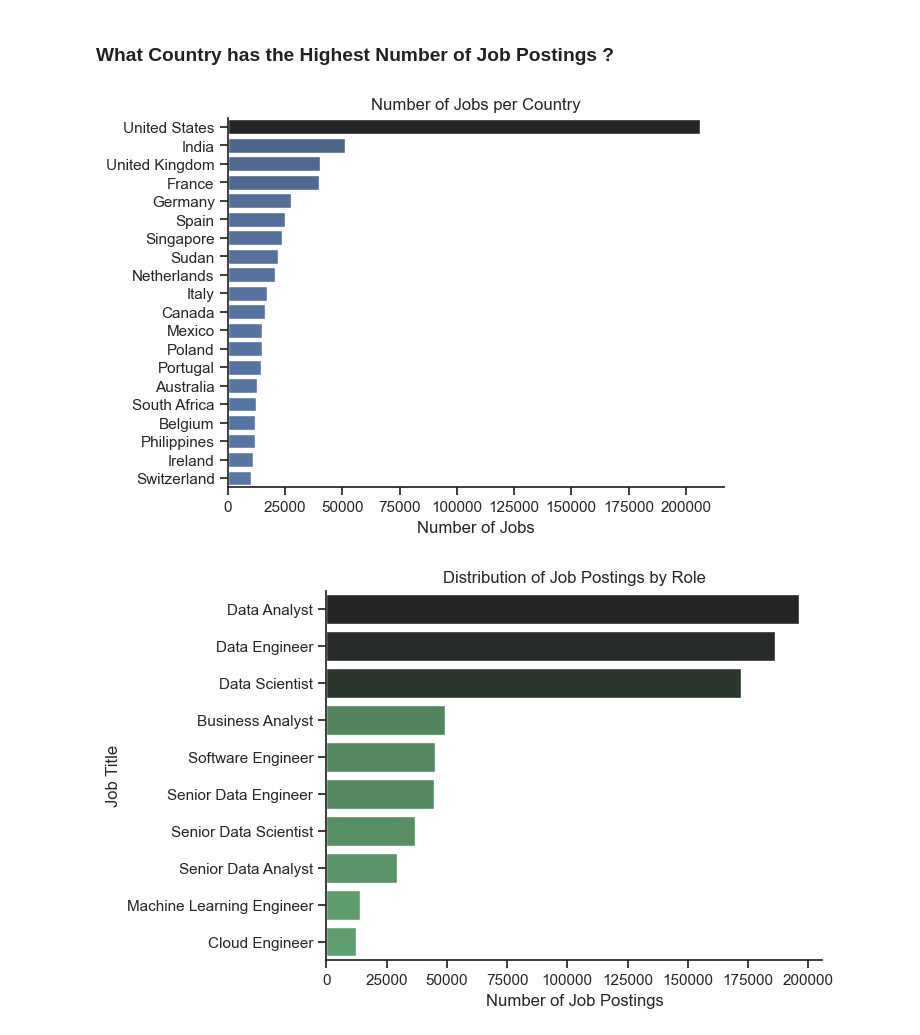
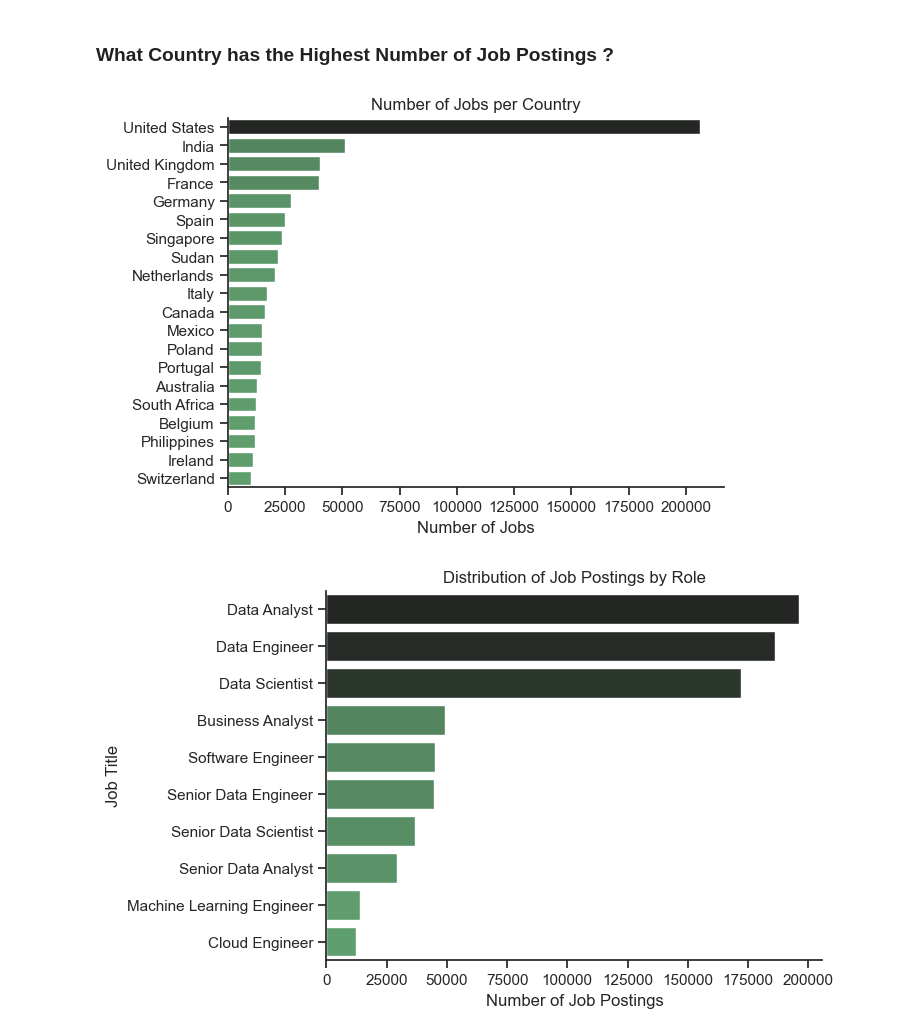
Before and after one commit to elhanang/Python_Data_Project, a Jupyter notebook: 2_Project/1_EDA_Intro.ipynb, the cells around one changed output. Cells and saved outputs as stored; diff of their text form; code cells hidden in the pictures.

```diff
--- a/2_Project/1_EDA_Intro.ipynb
+++ b/2_Project/1_EDA_Intro.ipynb
@@ -23,15 +23,15 @@ df['job_posted_date'] = pd.to_datetime(df['job_posted_date'])
 # %%
 df_plot = df['job_country'].value_counts().to_frame().head(20)
 
 sns.set_theme(style='ticks')
-sns.barplot(data=df_plot, x='count', y='job_country', hue='count', palette='dark:b_r', legend=False)
+sns.barplot(data=df_plot, x='count', y='job_country', hue='count', palette='dark:g_r', legend=False)
 sns.despine()
 plt.title('Number of Jobs per Country')
 plt.xlabel('Number of Jobs')
 plt.ylabel('')
 plt.show()
 # %% [output]
-[figure, old version]
+[figure, new version]
 # %%
 df_plot = df['job_title_short'].value_counts().to_frame()
 
```
